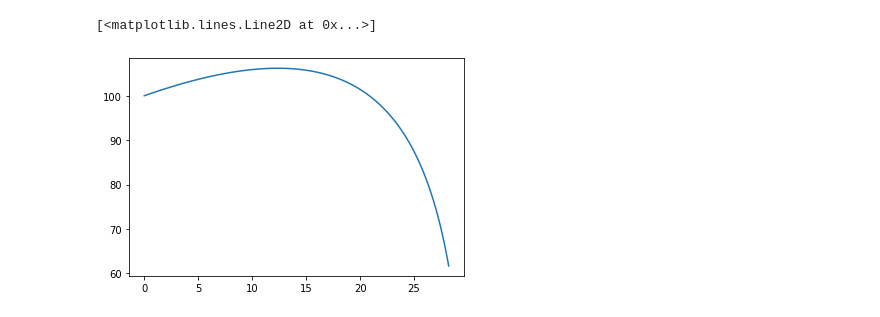
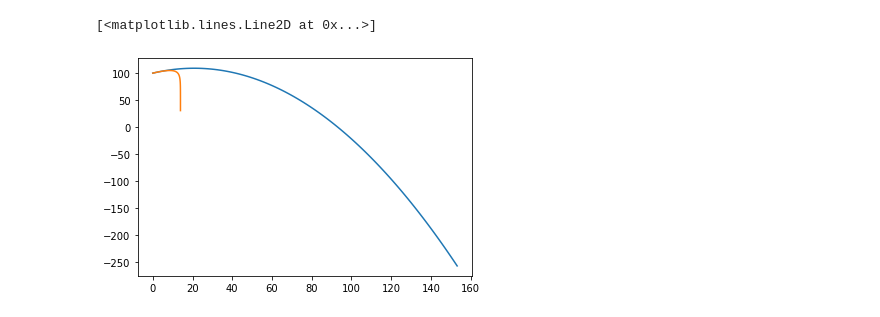
Before and after one commit to psalazarg02/MetodosComputacionales20222, a Jupyter notebook: Week16/Cinematica.ipynb, the cells around one changed output. Cells and saved outputs as stored; diff of their text form; code cells hidden in the pictures.

```diff
--- a/Week16/Cinematica.ipynb
+++ b/Week16/Cinematica.ipynb
@@ -37,7 +37,7 @@ class Particle:
             self.v[i] = self.v[i-1] + k2*self.dt
 # %%
 N = 100
-t = np.linspace(0,5,N)
+t = np.linspace(0,10,N)
 # %%
 theta = 40*np.pi/180
 v0_ = 20
@@ -45,14 +45,14 @@ v0_ = 20
 r0 = np.array([0,100])
 v0 = np.array([v0_*np.cos(theta),v0_*np.sin(theta)])
 # %%
-p1 = Particle(r0,v0,t,0,0)
+p1 = Particle(r0,v0,t,0,0.)
 p1.Evolucion()
 # %%
-p2 = Particle(r0,v0,t,1,0.5)
+p2 = Particle(r0,v0,t,1,1.1)
 p2.Evolucion()
 # %%
-#plt.plot(p1.r[:,0],p1.r[:,1])
+plt.plot(p1.r[:,0],p1.r[:,1])
 plt.plot(p2.r[:,0],p2.r[:,1])
 # %% [output]
 [<matplotlib.lines.Line2D at 0x...>]
-[figure, old version]
+[figure, new version]
```
Also changed, not shown: parts of 2 cells of this notebook.
